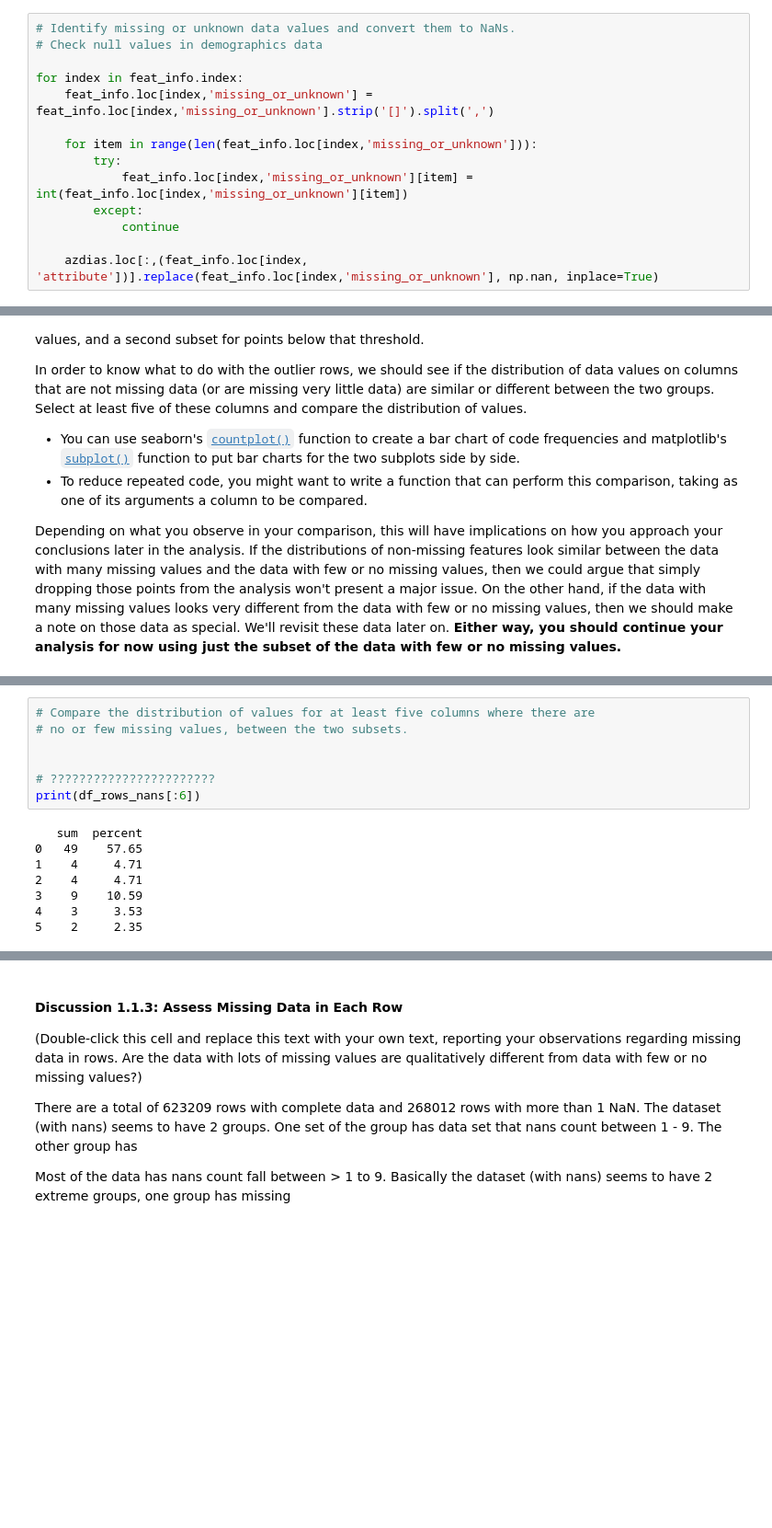
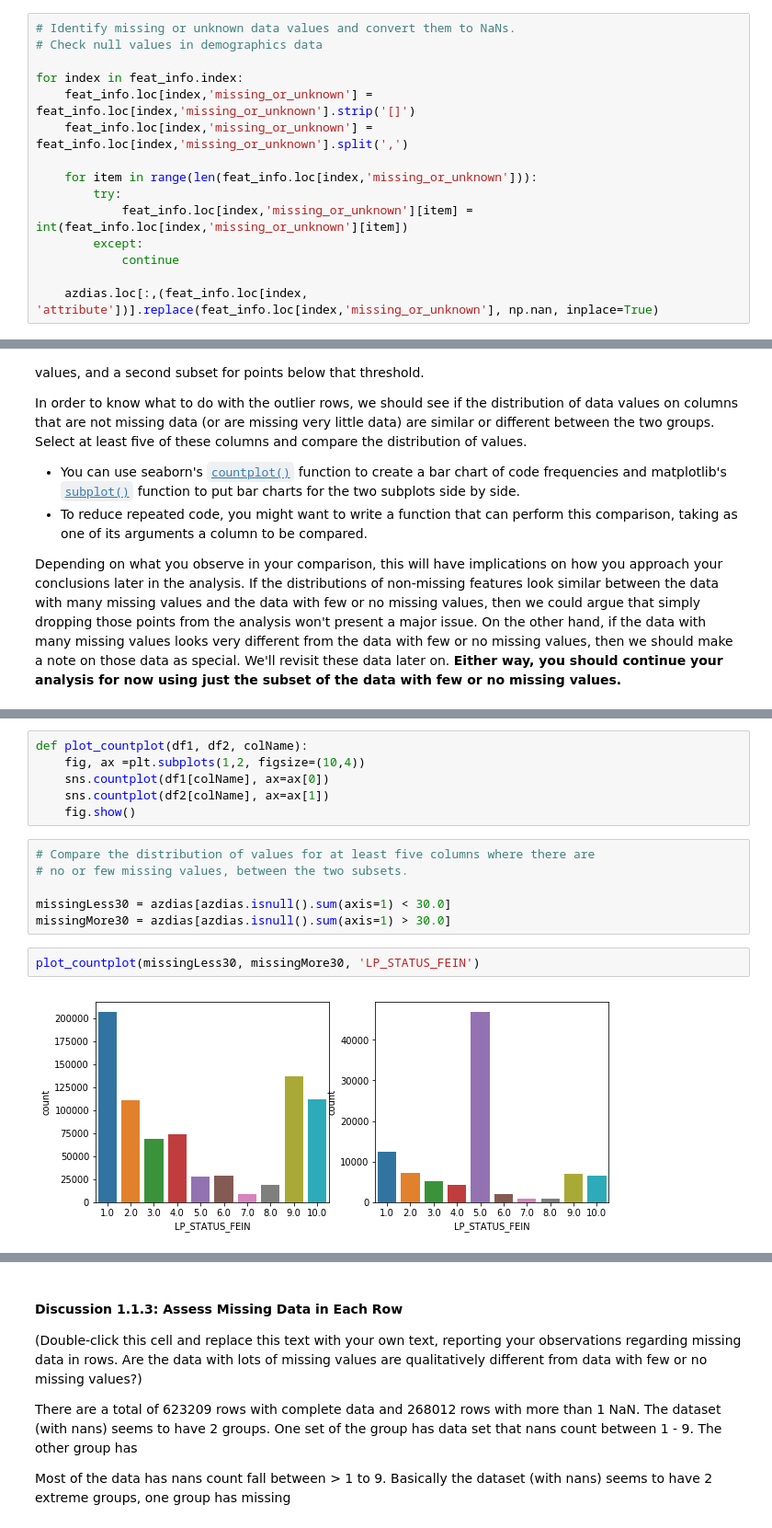
Before and after one commit to rainfrost99/identify_cust_seg, a Jupyter notebook: Identify_Customer_Segments.ipynb, the cells around one changed output, grey strips where cells are left out. Shown at 92% size. Cells and saved outputs as stored; diff of their text form; blank space fills up the shorter version.

```diff
--- a/Identify_Customer_Segments.ipynb
+++ b/Identify_Customer_Segments.ipynb
@@ -128,7 +128,8 @@ The fourth column of the feature attributes summary (loaded in above as `feat_in
 # Check null values in demographics data
 
 for index in feat_info.index:
-    feat_info.loc[index,'missing_or_unknown'] = feat_info.loc[index,'missing_or_unknown'].strip('[]').split(',')
+    feat_info.loc[index,'missing_or_unknown'] = feat_info.loc[index,'missing_or_unknown'].strip('[]')
+    feat_info.loc[index,'missing_or_unknown'] = feat_info.loc[index,'missing_or_unknown'].split(',')
 
     for item in range(len(feat_info.loc[index,'missing_or_unknown'])):
         try:
@@ -349,18 +347,19 @@ plt.title('Rows with nans')
 plt.show()
 # %% [output]
 [figure]
+# %%
+def plot_countplot(df1, df2, colName):
+    fig, ax =plt.subplots(1,2, figsize=(10,4))
+    sns.countplot(df1[colName], ax=ax[0])
+    sns.countplot(df2[colName], ax=ax[1])
+    fig.show()
 # %%
 # Compare the distribution of values for at least five columns where there are
 # no or few missing values, between the two subsets.
 
-
-# ???????????????????????
-print(df_rows_nans[:6])
+missingLess30 = azdias[azdias.isnull().sum(axis=1) < 30.0]
+missingMore30 = azdias[azdias.isnull().sum(axis=1) > 30.0]
-# %% [output]
-   sum  percent
-0   49    57.65
-1    4     4.71
-2    4     4.71
-3    9    10.59
-4    3     3.53
-5    2     2.35
+# %%
+plot_countplot(missingLess30, missingMore30, 'LP_STATUS_FEIN')
+# %% [output]
+[figure, added]
```
Also changed, not shown: parts of 19 cells of this notebook.
